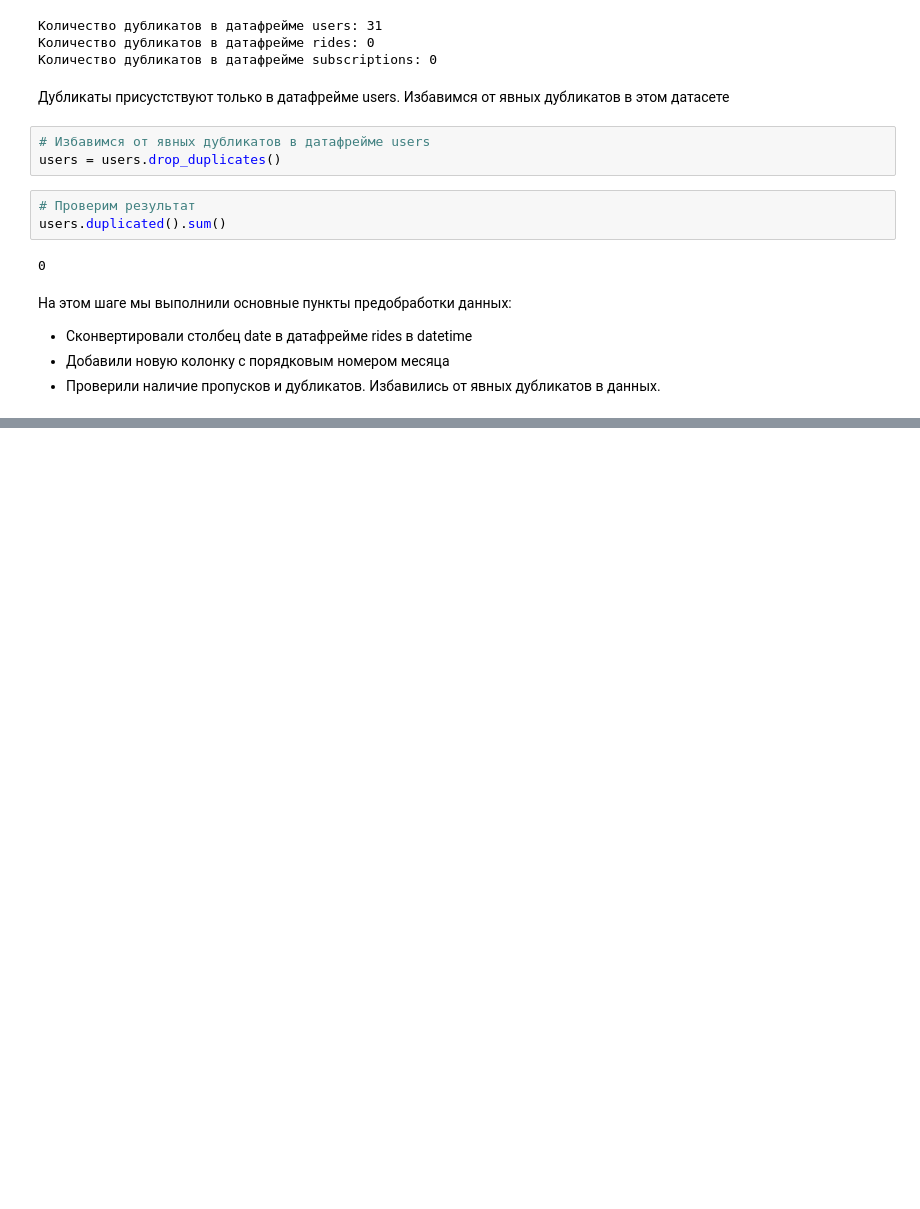
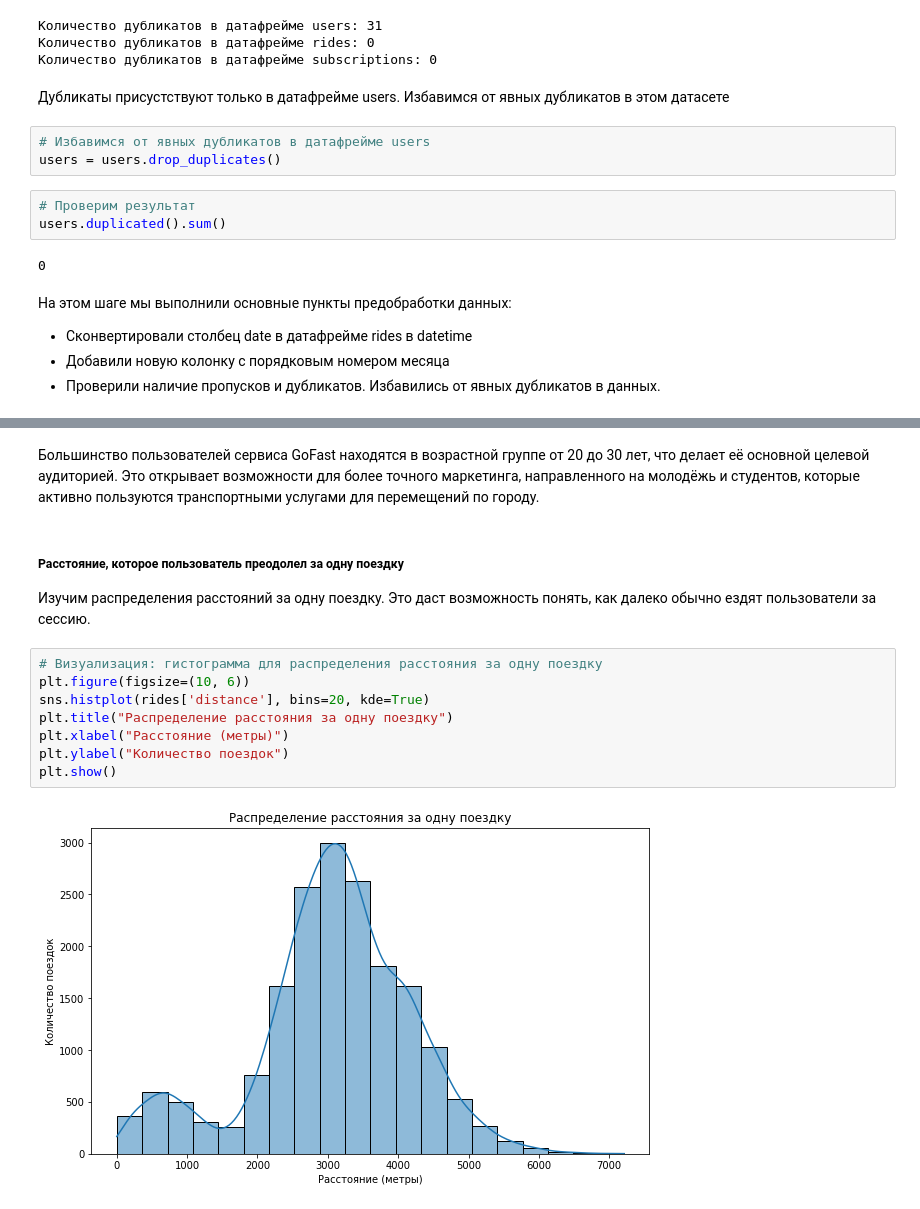
Before and after one commit to arina-fedorova/DataAnalysis, a Jupyter notebook: RU/Статистический анализ данных сервиса аренды самокатов/scooter_rental_analysis.ipynb, the cells around one changed output, grey strips where cells are left out. Saved outputs shown, nothing was run; the diff lists cells and outputs as text; blank space fills up the shorter version.

```diff
--- a/RU/Статистический анализ данных сервиса аренды самокатов/scooter_rental_analysis.ipynb
+++ b/RU/Статистический анализ данных сервиса аренды самокатов/scooter_rental_analysis.ipynb
@@ -257,0 +311,16 @@ users.duplicated().sum()
+# %% [markdown]
+Большинство пользователей сервиса GoFast находятся в возрастной группе от 20 до 30 лет, что делает её основной целевой аудиторией. Это открывает возможности для более точного маркетинга, направленного на молодёжь и студентов, которые активно пользуются транспортными услугами для перемещений по городу.
+# %% [markdown]
+##### Расстояние, которое пользователь преодолел за одну поездку
+
+Изучим распределения расстояний за одну поездку. Это даст возможность понять, как далеко обычно ездят пользователи за сессию.
+# %%
+# Визуализация: гистограмма для распределения расстояния за одну поездку
+plt.figure(figsize=(10, 6))
+sns.histplot(rides['distance'], bins=20, kde=True)
+plt.title("Распределение расстояния за одну поездку")
+plt.xlabel("Расстояние (метры)")
+plt.ylabel("Количество поездок")
+plt.show()
+# %% [output]
+[figure, added]
```
Also changed, not shown: parts of 77 cells of this notebook, 2 other files.
